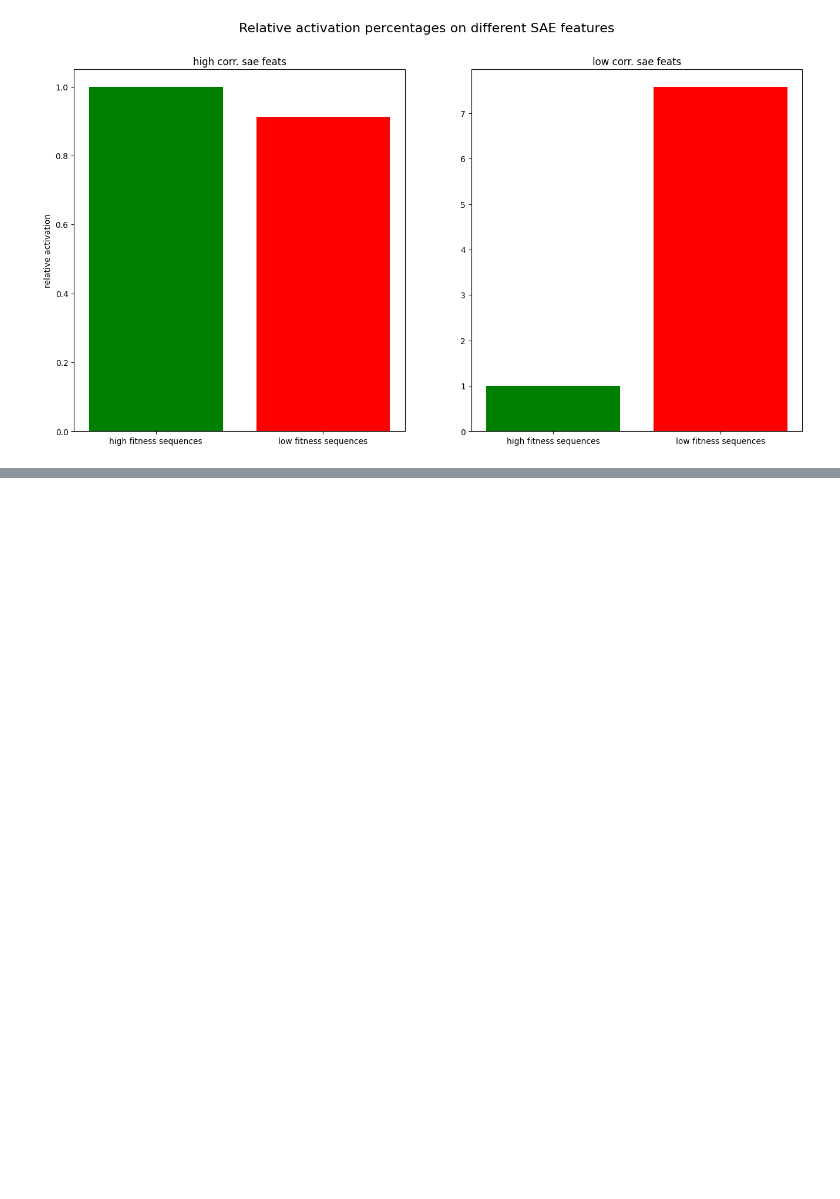
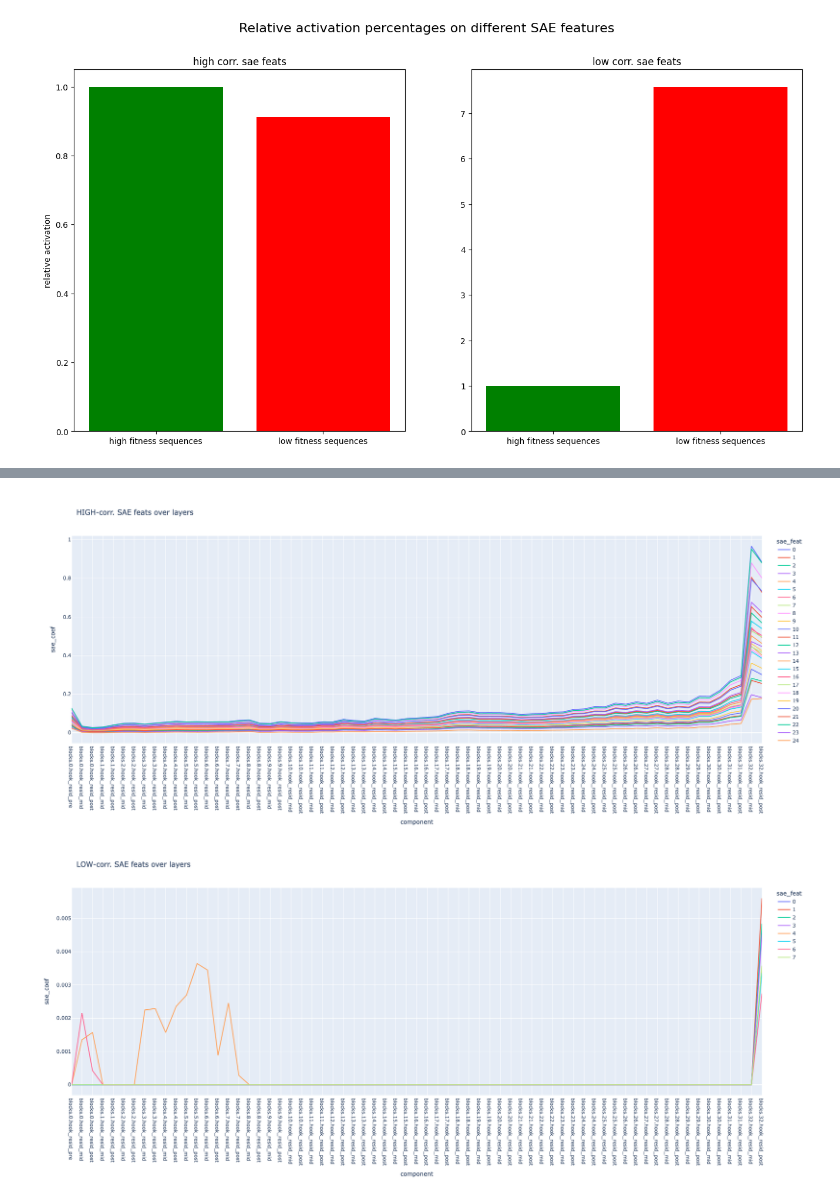
Before and after one commit to blab/mutational-embedding-vectors, a Jupyter notebook: notebooks/plm_circuits/ex21_covfit_SAE.ipynb, the cells around one changed output, grey strips where cells are left out. Saved outputs shown, nothing was run; the diff lists cells and outputs as text; code cells hidden in the pictures; blank space fills up the shorter version.

```diff
--- a/notebooks/plm_circuits/ex21_covfit_SAE.ipynb
+++ b/notebooks/plm_circuits/ex21_covfit_SAE.ipynb
@@ -1032,0 +589,48 @@ plt.show()
+# %%
+def plot_useful_idx_over_layer(useful_idx, **kwargs):
+    sae_feats_over_layes = np.zeros((len(resid_component_names), useful_idx.shape[0]))
+    hooked_final_ln = hooked_esm.ln_final
+    for i, resid_name in enumerate(resid_component_names):
+
+        resid_acts = esm_fine_tuned.regressor[1](esm_fine_tuned.regressor[0](hooked_final_ln(high_fit_cache[resid_name][:,0,:]))) # [batch, 256]
+        _, _, resid_sae_coefs, _ = jumprelu_sae.forward(resid_acts[:, None, :] * MAGNIFICATION_SIZE) # [batch 1 d_sae], 1 is for n_inst
+
+        resid_sae_coefs = (resid_sae_coefs[:,0,:].mean(dim=0) / MAGNIFICATION_SIZE).detach().cpu().numpy() # [d_sae]
+        resid_sae_coefs_high_corr = resid_sae_coefs[useful_idx] # [useful_idx.shape[0]]
+        sae_feats_over_layes[i,:] = resid_sae_coefs_high_corr
+
+    df = pd.DataFrame(
+        {
+            "sae_feat": [i for i in range(sae_feats_over_layes.shape[1]) for _ in range(len(resid_component_names))],
+            "component": [i for _ in range(sae_feats_over_layes.shape[1]) for i in range(len(resid_component_names))],
+            "sae_coef": [sae_feats_over_layes[j, i] for i in range(sae_feats_over_layes.shape[1]) for j in range(len(resid_component_names))]
+        }
+    )
+    fig = px.line(df, x="component", y="sae_coef", color="sae_feat", **kwargs)
+    fig.update_layout(
+        xaxis = dict(
+            tickmode = 'array',
+            tickvals = [i for i in range(len(resid_component_names))],
+            ticktext = resid_component_names
+        )
+    )
+    fig.show()
+# %%
+high_corr_non_zero_ind = mean_high_fit_sae_coefs[high_fit_sae_feats] > 0
+low_corr_non_zero_ind = mean_high_fit_sae_coefs[low_fit_sae_feats] > 0
+
+plot_useful_idx_over_layer(
+    useful_idx=high_fit_sae_feats[np.argwhere(high_corr_non_zero_ind)[:,0]],
+    title="HIGH-corr. SAE feats over layers",
+    width=1400,
+    height=800
+)
+plot_useful_idx_over_layer(
+    useful_idx=low_fit_sae_feats[np.argwhere(low_corr_non_zero_ind)[:,0]],
+    title="LOW-corr. SAE feats over layers",
+    width=1400,
+    height=800
+)
+# %% [output]
+[figure, added]
+[figure, added]
```
Also changed, not shown: parts of 16 cells of this notebook, 1 other file.
